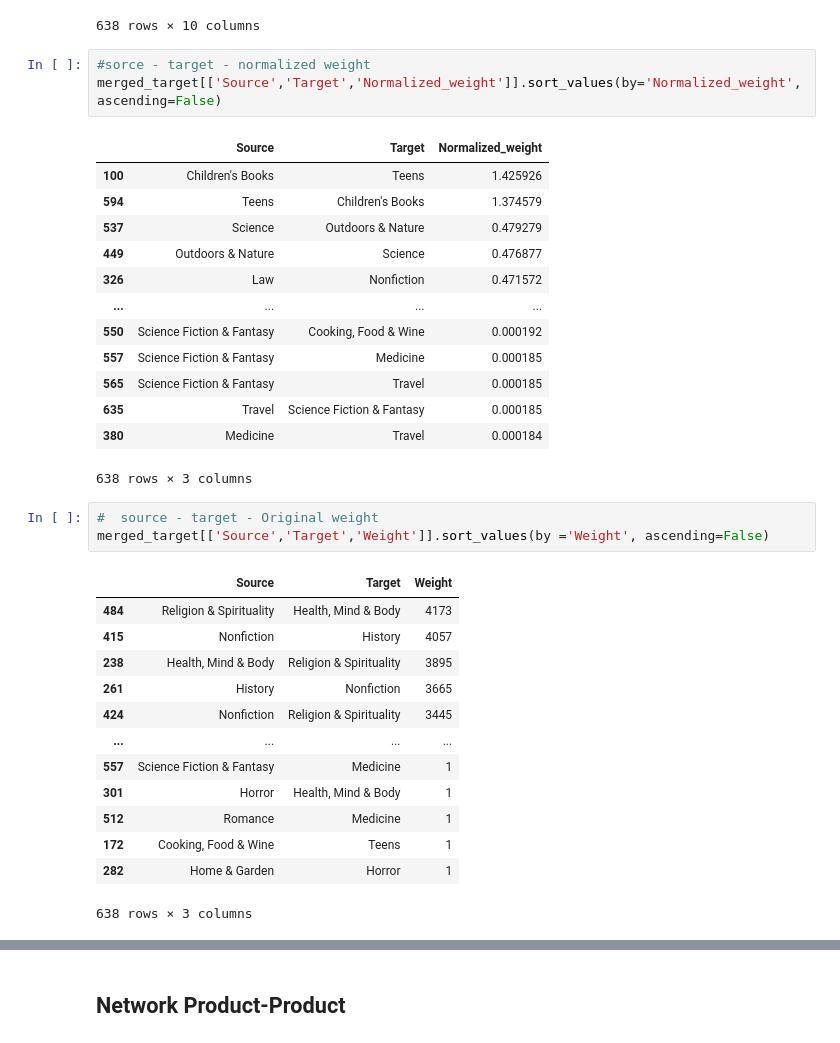
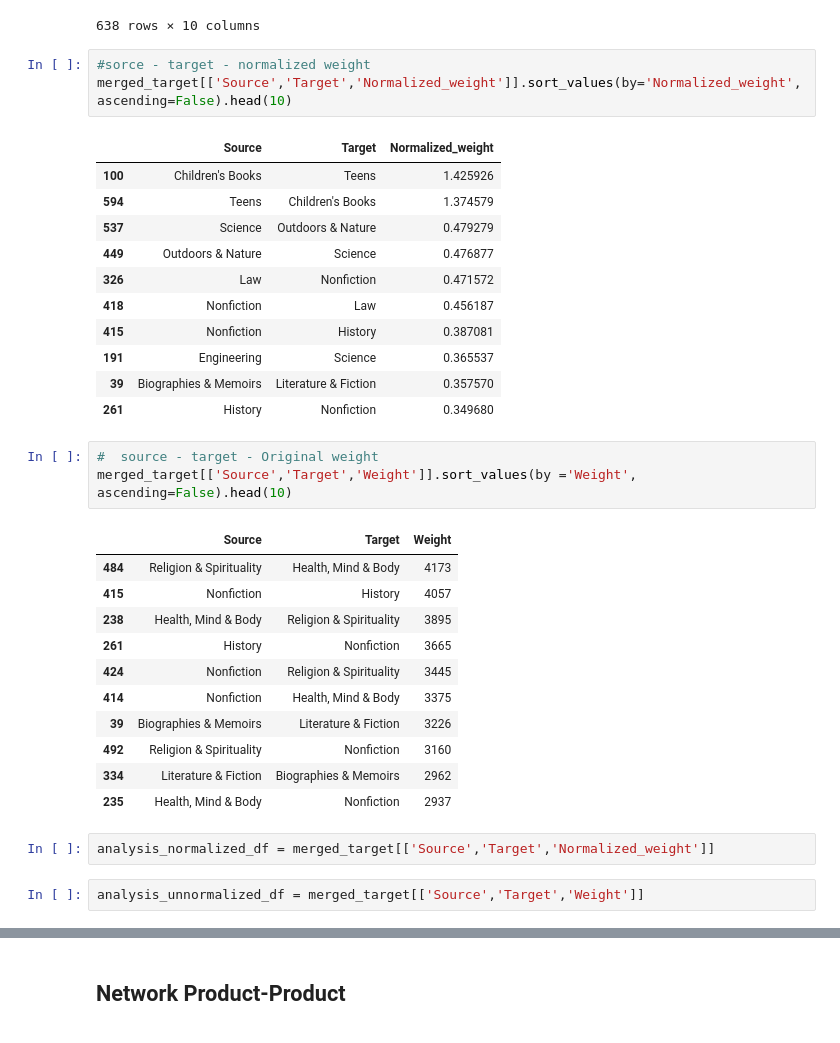
Before and after one commit to DEISI-ULHT-TFC-2023-24/TFC-DEISI88-CoBuyPatterns, a Jupyter notebook: TFC - revision.ipynb, the cells around one changed output, grey strips where cells are left out. Saved outputs shown, nothing was run; the diff lists cells and outputs as text.

Commit message:
TFC - changes to complete normalization analysis
Changes to complete normalization analysis - criei 2 df que permitem a analise da normalização

```diff
--- a/TFC - revision.ipynb
+++ b/TFC - revision.ipynb
@@ -672,24 +668,22 @@ merged_target
 638 rows × 10 columns
 # %%
 #sorce - target - normalized weight
-merged_target[['Source','Target','Normalized_weight']].sort_values(by='Normalized_weight', ascending=False)
+merged_target[['Source','Target','Normalized_weight']].sort_values(by='Normalized_weight', ascending=False).head(10)
 # %% [output]
 |  | Source | Target | Normalized_weight |
 | 100 | Children's Books | Teens | 1.425926 |
 | 594 | Teens | Children's Books | 1.374579 |
 | 537 | Science | Outdoors & Nature | 0.479279 |
 | 449 | Outdoors & Nature | Science | 0.476877 |
 | 326 | Law | Nonfiction | 0.471572 |
-| ... | ... | ... | ... |
-| 550 | Science Fiction & Fantasy | Cooking, Food & Wine | 0.000192 |
-| 557 | Science Fiction & Fantasy | Medicine | 0.000185 |
-| 565 | Science Fiction & Fantasy | Travel | 0.000185 |
-| 635 | Travel | Science Fiction & Fantasy | 0.000185 |
-| 380 | Medicine | Travel | 0.000184 |
+| 418 | Nonfiction | Law | 0.456187 |
+| 415 | Nonfiction | History | 0.387081 |
+| 191 | Engineering | Science | 0.365537 |
+| 39 | Biographies & Memoirs | Literature & Fiction | 0.357570 |
+| 261 | History | Nonfiction | 0.349680 |
-638 rows × 3 columns
 # %%
 #  source - target - Original weight
-merged_target[['Source','Target','Weight']].sort_values(by ='Weight', ascending=False)
+merged_target[['Source','Target','Weight']].sort_values(by ='Weight', ascending=False).head(10)
 # %% [output]
 |  | Source | Target | Weight |
 | 484 | Religion & Spirituality | Health, Mind & Body | 4173 |
@@ -697,10 +691,12 @@ merged_target[['Source','Target','Weight']].sort_values(by ='Weight', ascending=
 | 238 | Health, Mind & Body | Religion & Spirituality | 3895 |
 | 261 | History | Nonfiction | 3665 |
 | 424 | Nonfiction | Religion & Spirituality | 3445 |
-| ... | ... | ... | ... |
-| 557 | Science Fiction & Fantasy | Medicine | 1 |
-| 301 | Horror | Health, Mind & Body | 1 |
-| 512 | Romance | Medicine | 1 |
-| 172 | Cooking, Food & Wine | Teens | 1 |
-| 282 | Home & Garden | Horror | 1 |
+| 414 | Nonfiction | Health, Mind & Body | 3375 |
+| 39 | Biographies & Memoirs | Literature & Fiction | 3226 |
+| 492 | Religion & Spirituality | Nonfiction | 3160 |
+| 334 | Literature & Fiction | Biographies & Memoirs | 2962 |
+| 235 | Health, Mind & Body | Nonfiction | 2937 |
-638 rows × 3 columns
+# %%
+analysis_normalized_df = merged_target[['Source','Target','Normalized_weight']]
+# %%
+analysis_unnormalized_df = merged_target[['Source','Target','Weight']]
```
Also changed, not shown: parts of 39 cells of this notebook.
